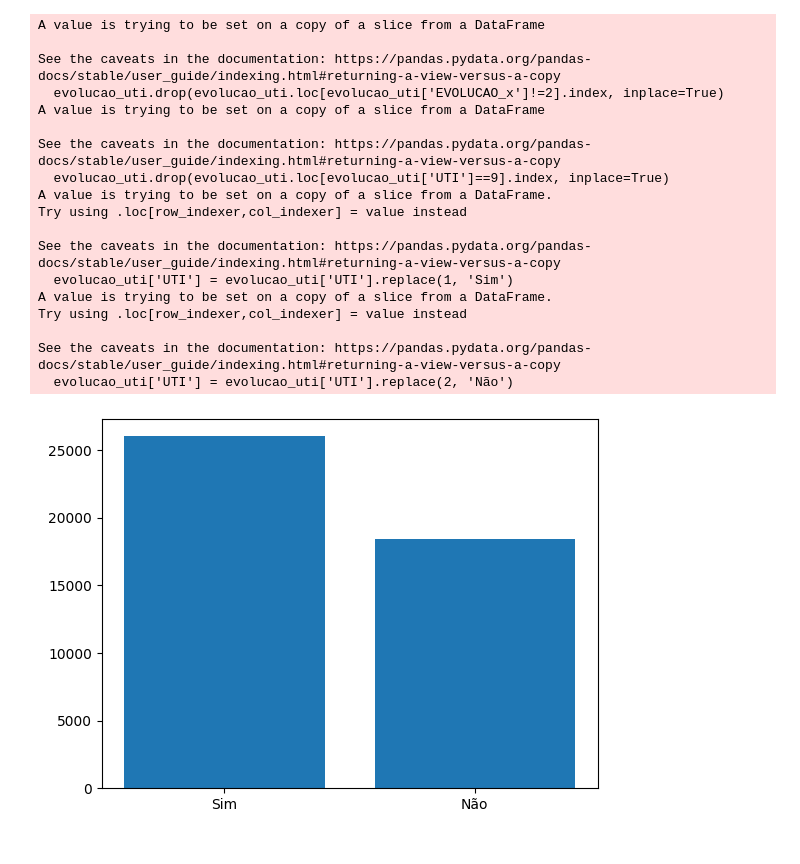
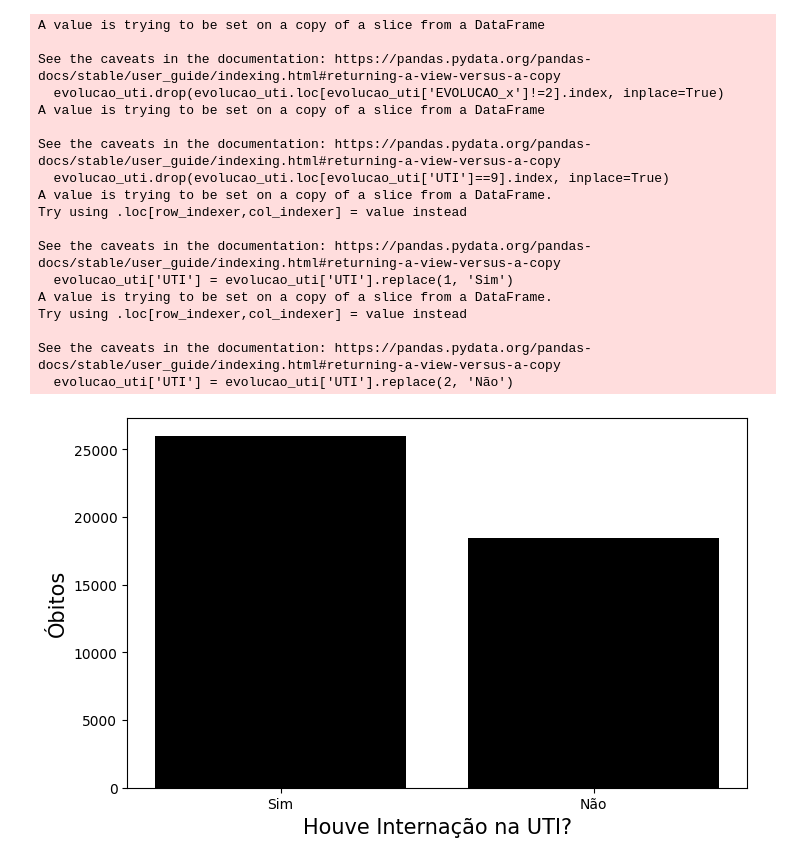
Before and after one commit to Josney2Pelotas/COVInfo, a Jupyter notebook: Código/TCC_Graficos.ipynb, the cells around one changed output. Drawn from its saved outputs; the diff is of its cells as text; code cells hidden in the pictures.

```diff
--- a/Código/TCC_Graficos.ipynb
+++ b/Código/TCC_Graficos.ipynb
@@ -102,32 +113,36 @@ See the caveats in the documentation: https://pandas.pydata.org/pandas-docs/stab
 # %%
 evolucao_uti.drop(evolucao_uti.loc[evolucao_uti['EVOLUCAO_x']!=2].index, inplace=True)
 evolucao_uti.drop(evolucao_uti.loc[evolucao_uti['UTI']==9].index, inplace=True)
 evolucao_uti['UTI'] = evolucao_uti['UTI'].replace(1, 'Sim')
 evolucao_uti['UTI'] = evolucao_uti['UTI'].replace(2, 'Não')
 evolucao_uti = dict(evolucao_uti['UTI'].value_counts())
 
-plt.bar(*zip(*evolucao_uti.items()))
+figure_size = plt.figure()
+figure_size.set_figwidth(8)
+plt.xlabel('Houve Internação na UTI?', fontsize=15)
+plt.ylabel('Óbitos', fontsize=15)
+plt.bar(*zip(*evolucao_uti.items()), color="Black")
 plt.savefig('../Graficos/evolucao_uti.png')
 # %% [output]
 A value is trying to be set on a copy of a slice from a DataFrame
 
 See the caveats in the documentation: https://pandas.pydata.org/pandas-docs/stable/user_guide/indexing.html#returning-a-view-versus-a-copy
   evolucao_uti.drop(evolucao_uti.loc[evolucao_uti['EVOLUCAO_x']!=2].index, inplace=True)
 A value is trying to be set on a copy of a slice from a DataFrame
 
 See the caveats in the documentation: https://pandas.pydata.org/pandas-docs/stable/user_guide/indexing.html#returning-a-view-versus-a-copy
   evolucao_uti.drop(evolucao_uti.loc[evolucao_uti['UTI']==9].index, inplace=True)
 A value is trying to be set on a copy of a slice from a DataFrame.
 Try using .loc[row_indexer,col_indexer] = value instead
 
 See the caveats in the documentation: https://pandas.pydata.org/pandas-docs/stable/user_guide/indexing.html#returning-a-view-versus-a-copy
   evolucao_uti['UTI'] = evolucao_uti['UTI'].replace(1, 'Sim')
 A value is trying to be set on a copy of a slice from a DataFrame.
 Try using .loc[row_indexer,col_indexer] = value instead
 
 See the caveats in the documentation: https://pandas.pydata.org/pandas-docs/stable/user_guide/indexing.html#returning-a-view-versus-a-copy
   evolucao_uti['UTI'] = evolucao_uti['UTI'].replace(2, 'Não')
-[figure, old version]
+[figure, new version]
 # %%
 evolucao_ventilatorio.drop(evolucao_ventilatorio.loc[evolucao_ventilatorio['EVOLUCAO_x']!=2].index, inplace=True)
 evolucao_ventilatorio.drop(evolucao_ventilatorio.loc[evolucao_ventilatorio['SUPORT_VEN']==9].index, inplace=True)
```
Also changed, not shown: parts of 6 cells of this notebook, 8 other files.
